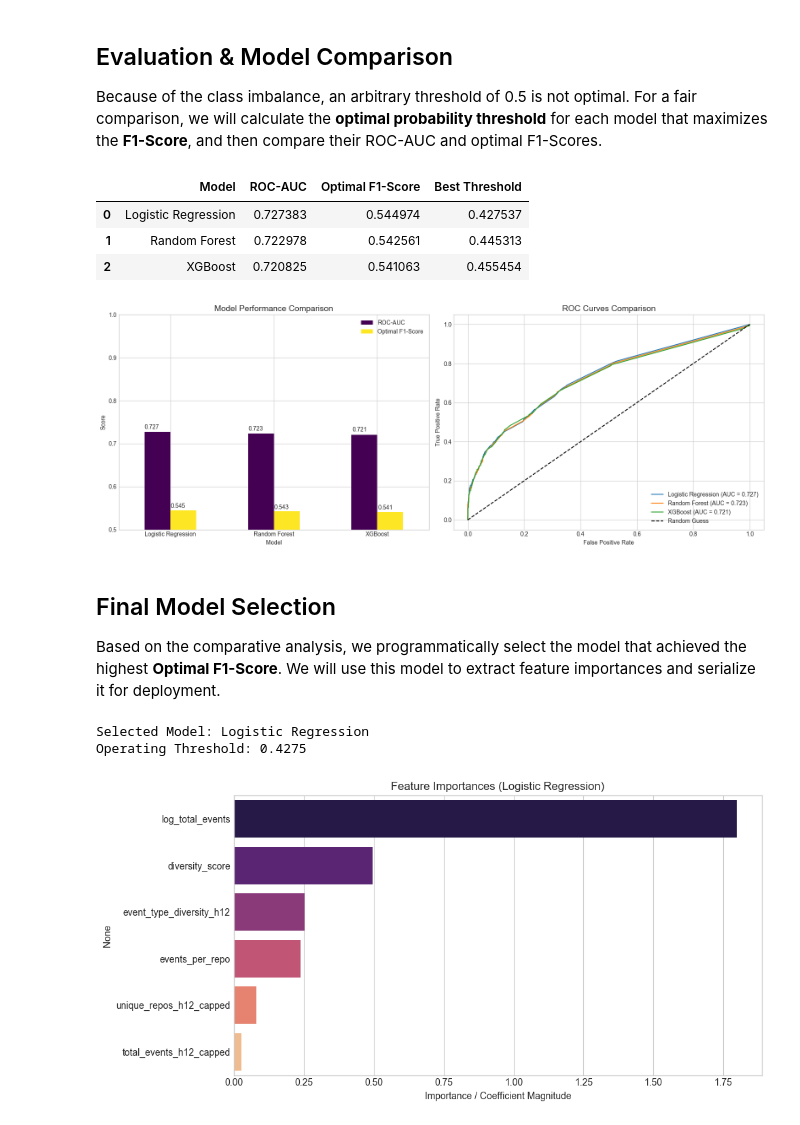
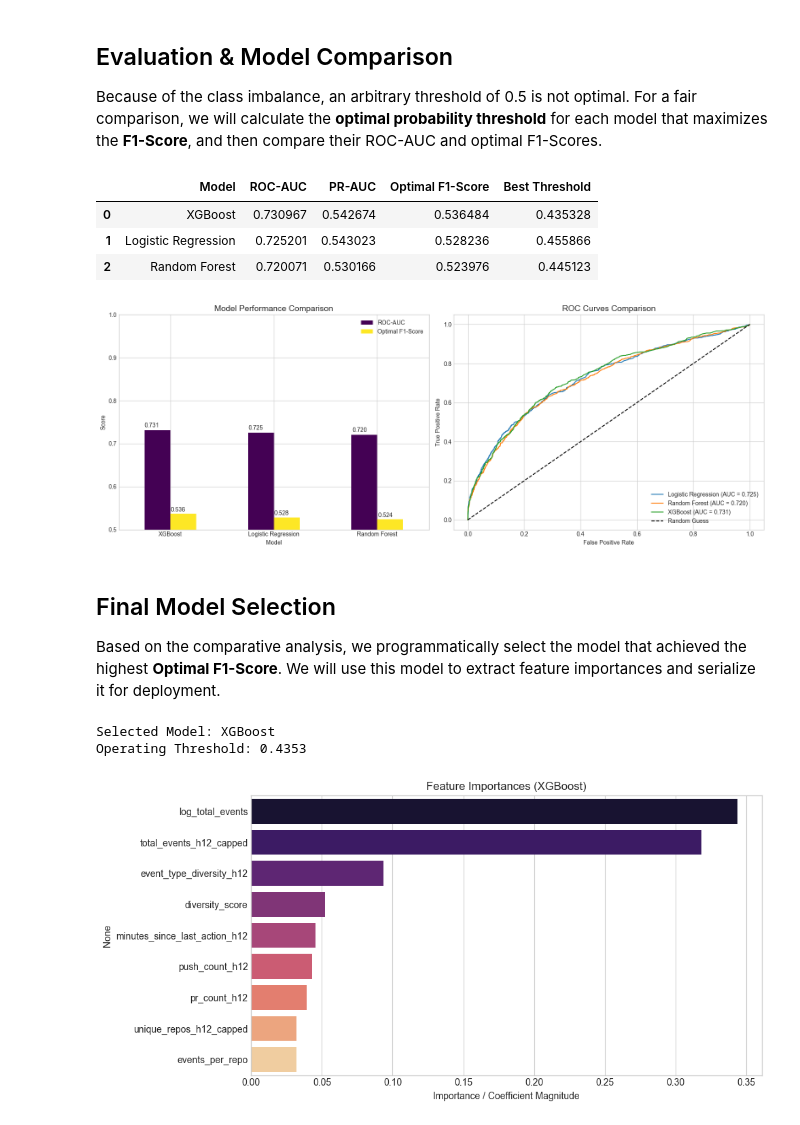
Before and after one commit to imsofial/data_mining_project, a Jupyter notebook: modeling_and_evaluation.ipynb, the cells around one changed output. Cells and saved outputs as stored; diff of their text form; code cells hidden in the pictures.

Commit message:
added new features and fixed ml model

```diff
--- a/modeling_and_evaluation.ipynb
+++ b/modeling_and_evaluation.ipynb
@@ -71,9 +71,17 @@ imbalance_ratio = (y_train == 0).sum() / (y_train == 1).sum()
 
 # 1. Initialize Models
 models = {
-    "Logistic Regression": LogisticRegression(class_weight='balanced', max_iter=1000, random_state=42),
-    "Random Forest": RandomForestClassifier(n_estimators=150, max_depth=10, class_weight='balanced', random_state=42),
-    "XGBoost": XGBClassifier(scale_pos_weight=imbalance_ratio, eval_metric='auc', random_state=42, use_label_encoder=False)
+    "Logistic Regression": LogisticRegression(class_weight='balanced', max_iter=1000),
+    "Random Forest": RandomForestClassifier(n_estimators=200, max_depth=10, class_weight='balanced'),
+    "XGBoost": XGBClassifier(
+        n_estimators=500,
+        learning_rate=0.02,
+        max_depth=5,
+        subsample=0.8,
+        colsample_bytree=0.8,
+        scale_pos_weight=imbalance_ratio,
+        eval_metric='aucpr'
+)
 }
 
 # 2. Train Models
@@ -91,45 +99,49 @@ Training models...
 Because of the class imbalance, an arbitrary threshold of 0.5 is not optimal. For a fair comparison, we will calculate the **optimal probability threshold** for each model that maximizes the **F1-Score**, and then compare their ROC-AUC and optimal F1-Scores.
 # %%
 from sklearn.metrics import precision_recall_curve
+from sklearn.metrics import average_precision_score
 
 results_list =[]
 roc_data = {}
 
 for name, model in models.items():
     # Predict probabilities
     y_test_proba = model.predict_proba(X_test)[:, 1]
 
     # Calculate ROC-AUC
     auc_score = roc_auc_score(y_test, y_test_proba)
+
+    # Calculate PR-AUC
+    pr_auc = average_precision_score(y_test, y_test_proba)
 
     # Calculate Precision-Recall Curve to find optimal F1 threshold
     precisions, recalls, thresholds = precision_recall_curve(y_test, y_test_proba)
     f1_scores = 2 * (precisions * recalls) / (precisions + recalls + 1e-10) # avoid division by zero
 
     optimal_idx = np.argmax(f1_scores)
     best_threshold = thresholds[optimal_idx]
     best_f1 = f1_scores[optimal_idx]
 
     # Store data for ROC curve plotting
     fpr, tpr, _ = roc_curve(y_test, y_test_proba)
     roc_data[name] = {'fpr': fpr, 'tpr': tpr, 'auc': auc_score}
 
-    # Append metrics
     results_list.append({
         'Model': name,
         'ROC-AUC': auc_score,
+        'PR-AUC': pr_auc,
         'Optimal F1-Score': best_f1,
         'Best Threshold': best_threshold
     })
 
 # Create a Comparison DataFrame
 df_results = pd.DataFrame(results_list).sort_values(by='Optimal F1-Score', ascending=False).reset_index(drop=True)
-display(df_results.style.background_gradient(cmap='Blues', subset=['ROC-AUC', 'Optimal F1-Score']))
+display(df_results.style.background_gradient(cmap='Blues', subset=['ROC-AUC', 'Optimal F1-Score', 'PR-AUC']))
 # %% [output]
-|  | Model | ROC-AUC | Optimal F1-Score | Best Threshold |
-| 0 | Logistic Regression | 0.727383 | 0.544974 | 0.427537 |
-| 1 | Random Forest | 0.722978 | 0.542561 | 0.445313 |
-| 2 | XGBoost | 0.720825 | 0.541063 | 0.455454 |
+|  | Model | ROC-AUC | PR-AUC | Optimal F1-Score | Best Threshold |
+| 0 | XGBoost | 0.730967 | 0.542674 | 0.536484 | 0.435328 |
+| 1 | Logistic Regression | 0.725201 | 0.543023 | 0.528236 | 0.455866 |
+| 2 | Random Forest | 0.720071 | 0.530166 | 0.523976 | 0.445123 |
 # %%
 fig, axes = plt.subplots(1, 2, figsize=(16, 6))
 
@@ -155,7 +167,7 @@ axes[1].legend(loc='lower right')
 plt.tight_layout()
 plt.show()
 # %% [output]
-[figure, old version]
+[figure, new version]
 # %% [markdown]
 ## Final Model Selection
 Based on the comparative analysis, we programmatically select the model that achieved the highest **Optimal F1-Score**. We will use this model to extract feature importances and serialize it for deployment.
@@ -184,6 +196,6 @@ plt.xlabel('Importance / Coefficient Magnitude')
 plt.tight_layout()
 plt.show()
 # %% [output]
-Selected Model: Logistic Regression
-Operating Threshold: 0.4275
+Selected Model: XGBoost
+Operating Threshold: 0.4353
-[figure, old version]
+[figure, new version]
```
Also changed, not shown: parts of 13 cells of this notebook, 9 other files.
